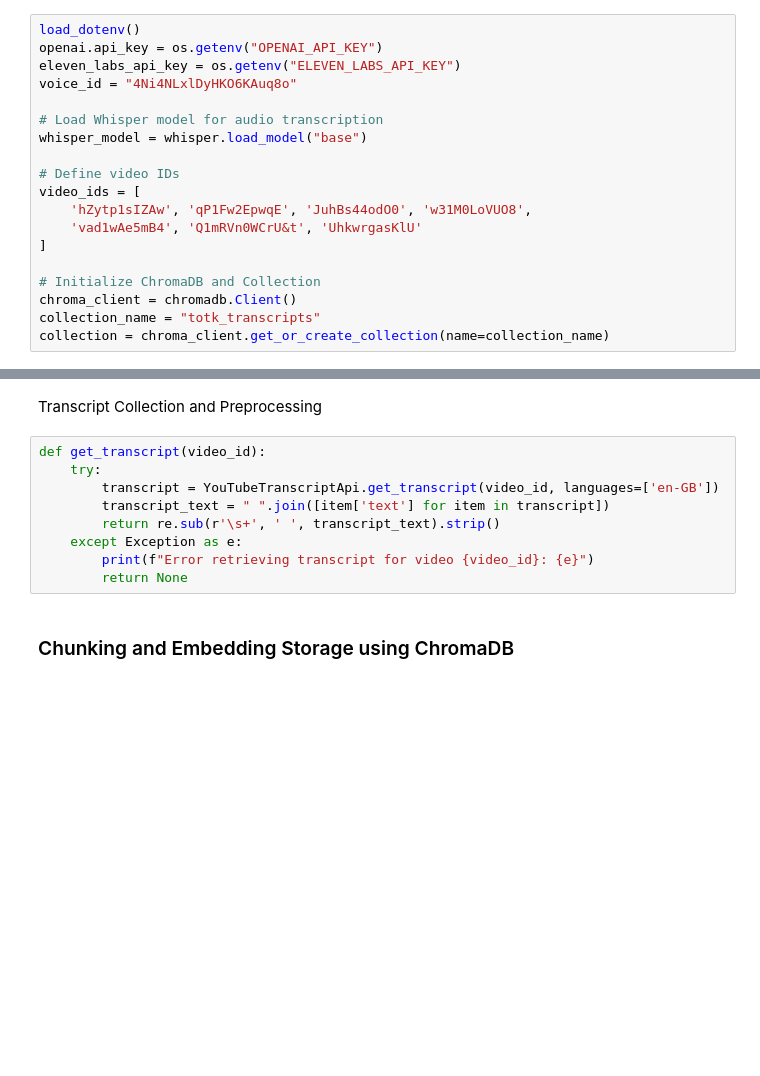
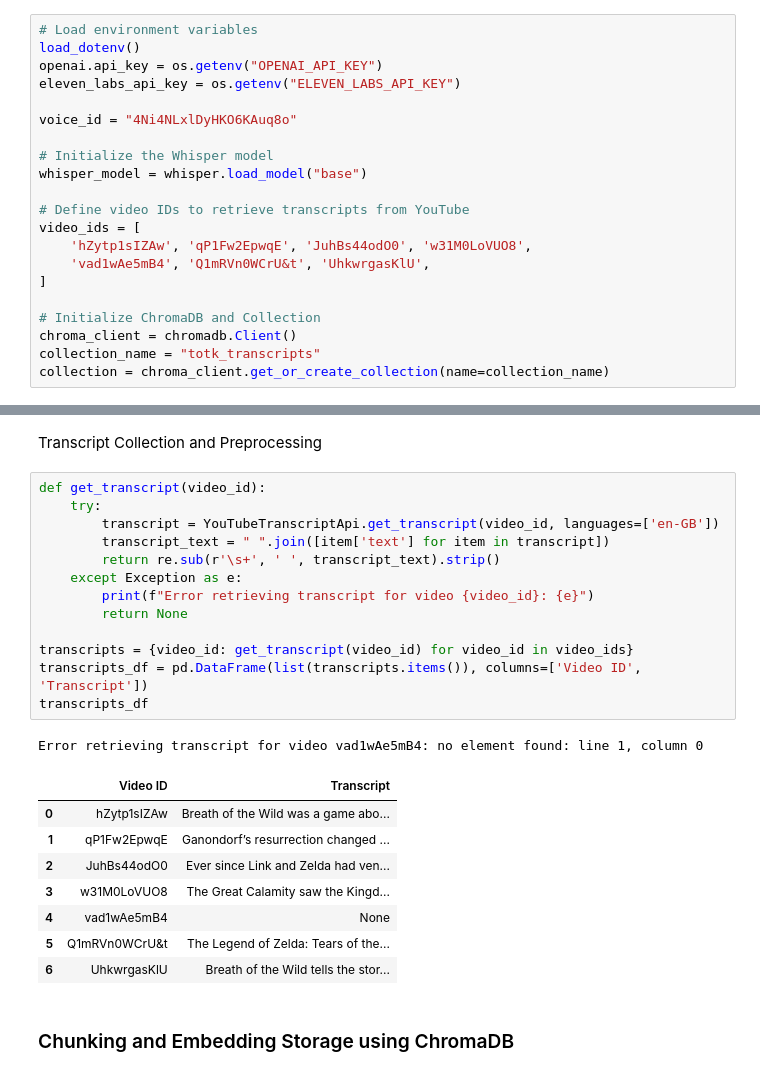
Before and after one commit to fredsmeds/Diaries-of-the-Upheaval-, a Jupyter notebook: totk_qa.ipynb, the cells around one changed output, grey strips where cells are left out. Cells and saved outputs as stored; diff of their text form; blank space fills up the shorter version.

```diff
--- a/totk_qa.ipynb
+++ b/totk_qa.ipynb
@@ -44,16 +50,18 @@ from langchain.tools import Tool
 # %%
+# Load environment variables
 load_dotenv()
 openai.api_key = os.getenv("OPENAI_API_KEY")
 eleven_labs_api_key = os.getenv("ELEVEN_LABS_API_KEY")
+
 voice_id = "4Ni4NLxlDyHKO6KAuq8o"
 
-# Load Whisper model for audio transcription
+# Initialize the Whisper model
 whisper_model = whisper.load_model("base")
 
-# Define video IDs
+# Define video IDs to retrieve transcripts from YouTube
 video_ids = [
     'hZytp1sIZAw', 'qP1Fw2EpwqE', 'JuhBs44odO0', 'w31M0LoVUO8',
-    'vad1wAe5mB4', 'Q1mRVn0WCrU&t', 'UhkwrgasKlU'
+    'vad1wAe5mB4', 'Q1mRVn0WCrU&t', 'UhkwrgasKlU',
 ]
 
 # Initialize ChromaDB and Collection
@@ -93,12 +106,26 @@ Transcript Collection and Preprocessing
 # %%
 def get_transcript(video_id):
     try:
         transcript = YouTubeTranscriptApi.get_transcript(video_id, languages=['en-GB'])
         transcript_text = " ".join([item['text'] for item in transcript])
         return re.sub(r'\s+', ' ', transcript_text).strip()
     except Exception as e:
         print(f"Error retrieving transcript for video {video_id}: {e}")
         return None
+
+transcripts = {video_id: get_transcript(video_id) for video_id in video_ids}
+transcripts_df = pd.DataFrame(list(transcripts.items()), columns=['Video ID', 'Transcript'])
+transcripts_df
+# %% [output]
+Error retrieving transcript for video vad1wAe5mB4: no element found: line 1, column 0
+|  | Video ID | Transcript |
+| 0 | hZytp1sIZAw | Breath of the Wild was a game abo... |
+| 1 | qP1Fw2EpwqE | Ganondorf’s resurrection changed ... |
+| 2 | JuhBs44odO0 | Ever since Link and Zelda had ven... |
+| 3 | w31M0LoVUO8 | ﻿The Great Calamity saw the Kingd... |
+| 4 | vad1wAe5mB4 | None |
+| 5 | Q1mRVn0WCrU&t | The Legend of Zelda: Tears of the... |
+| 6 | UhkwrgasKlU | Breath of the Wild tells the stor... |
 # %% [markdown]
 ### Chunking and Embedding Storage using ChromaDB
 # %% [markdown]
```
Also changed, not shown: parts of 10 cells of this notebook, 1 other file.
